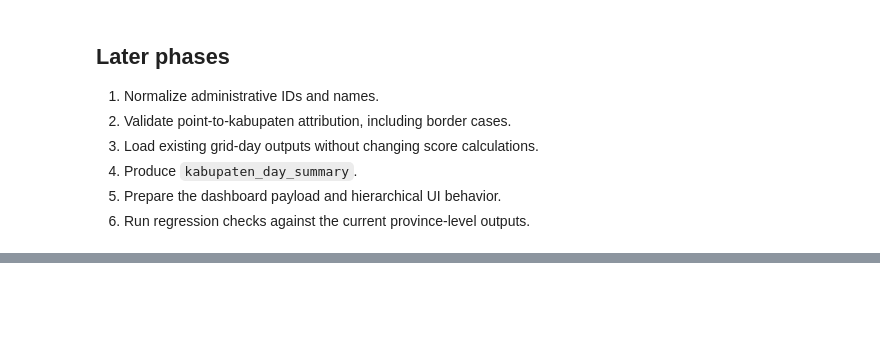
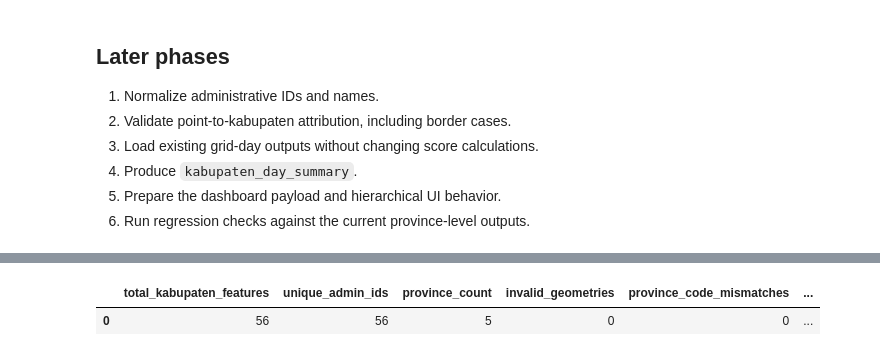
Before and after one commit to marimoria/Fireline, a Jupyter notebook: notebooks/07_FIRELINE_Kabupaten_Drilldown.ipynb, the cells around one changed output, grey strips where cells are left out. Cells and saved outputs as stored; diff of their text form; code cells hidden in the pictures; blank space fills up the shorter version.

```diff
--- a/notebooks/07_FIRELINE_Kabupaten_Drilldown.ipynb
+++ b/notebooks/07_FIRELINE_Kabupaten_Drilldown.ipynb
@@ -83,0 +139,13 @@ population_files = sorted(ADDITIONS.glob('*.csv')) + sorted(ADDITIONS.glob('*.xl
+# %%
+expected_provinces = {'61', '62', '63', '64', '65'}
+assert set(admin.province_code) == expected_provinces
+assert admin.admin_id.is_unique
+assert admin[['province_name', 'kabupaten_name']].notna().all().all()
+assert admin.province_consistent.all()
+assert admin.geometry.notna().all() and admin.geometry.is_valid.all()
+assert len(admin) == 56
+phase2_validation = pd.DataFrame([{'total_kabupaten_features': len(admin), 'unique_admin_ids': admin.admin_id.nunique(), 'province_count': admin.province_code.nunique(), 'invalid_geometries': int((~admin.geometry.is_valid).sum()), 'province_code_mismatches': int((~admin.province_consistent).sum()), 'duplicate_admin_ids': int(admin.admin_id.duplicated().sum())}])
+phase2_validation
+# %% [output]
+|  | total_kabupaten_features | unique_admin_ids | province_count | invalid_geometries | province_code_mismatches | ... |
+| 0 | 56 | 56 | 5 | 0 | 0 | ... |
```
Also changed, not shown: parts of 8 cells of this notebook, 1 other file.
